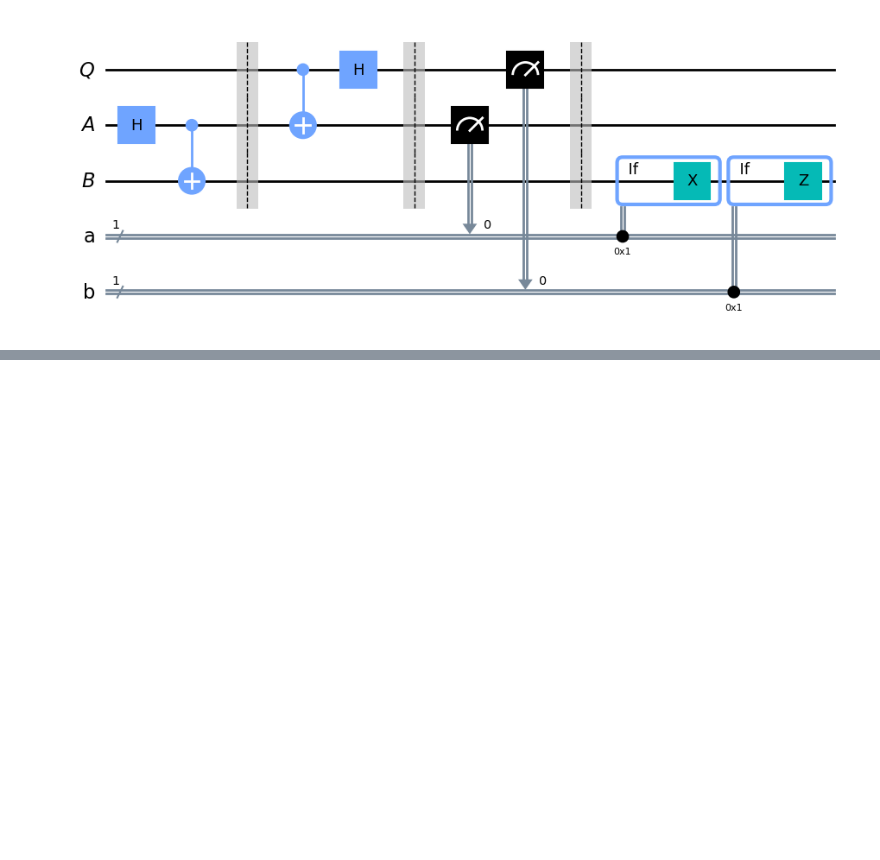
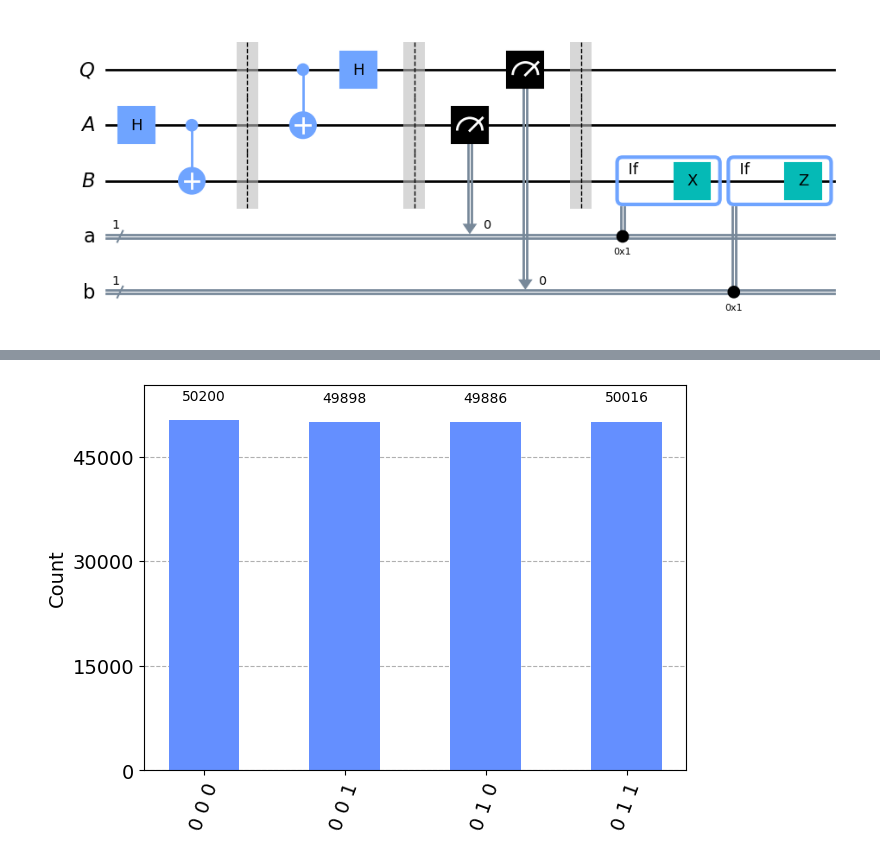
Before and after one commit to Erickype/QuantumLearning, a Jupyter notebook: BasisQuantumInformation/TeleportationProtocol.ipynb, the cells around one changed output, grey strips where cells are left out. Saved outputs shown, nothing was run; the diff lists cells and outputs as text; code cells hidden in the pictures; blank space fills up the shorter version.

```diff
--- a/BasisQuantumInformation/TeleportationProtocol.ipynb
+++ b/BasisQuantumInformation/TeleportationProtocol.ipynb
@@ -43,0 +82,6 @@ display(circuit.draw("mpl"))
+# %%
+result = AerSimulator().run(test, shots=200000).result()
+statistics = result.get_counts()
+display(plot_histogram(statistics))
+# %% [output]
+[figure, added]
```
Also changed, not shown: parts of 2 cells of this notebook.
